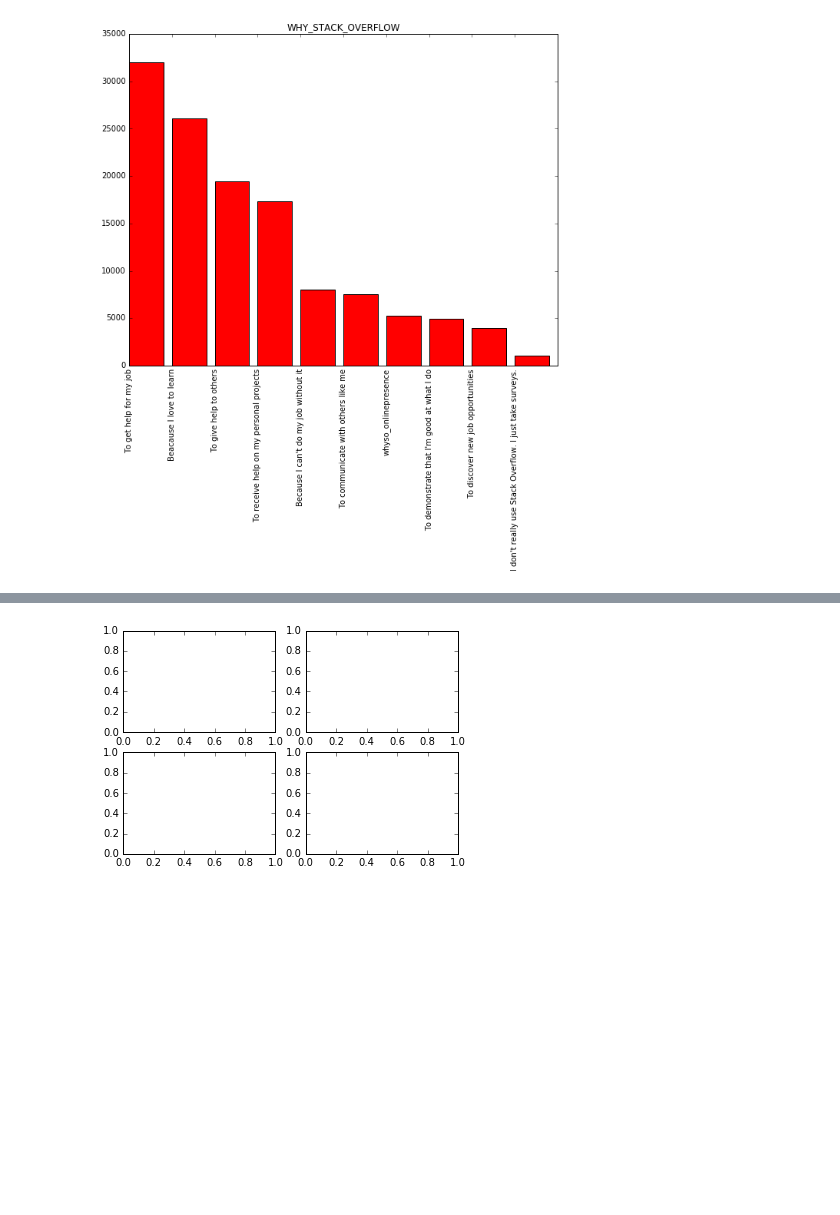
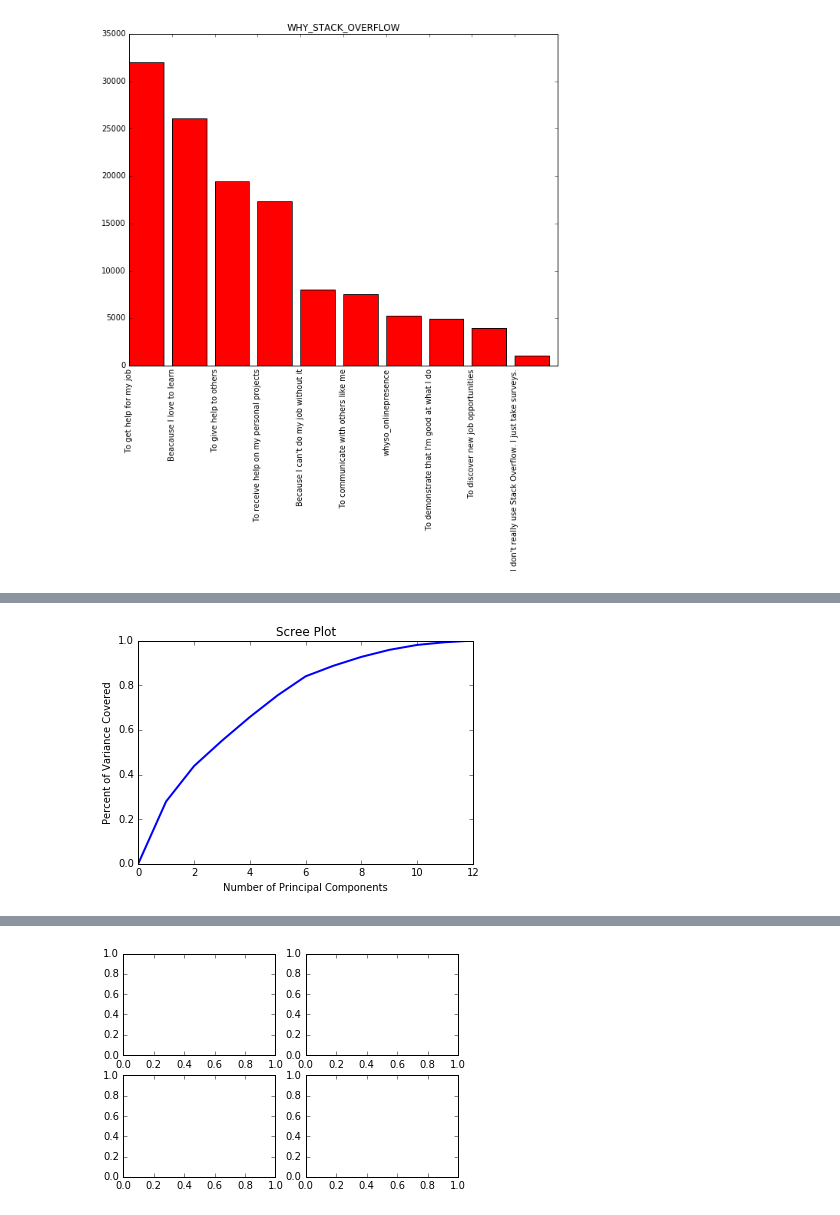
Before and after one commit to jonmhong/Stack_Overflow_Data, a Jupyter notebook: stack_overflow.ipynb, the cells around one changed output, grey strips where cells are left out. Cells and saved outputs as stored; diff of their text form; code cells hidden in the pictures; blank space fills up the shorter version.

```diff
--- a/stack_overflow.ipynb
+++ b/stack_overflow.ipynb
@@ -217,0 +519,26 @@ SVC(C=1.0, cache_size=200, class_weight=None, coef0=0.0,
+# %%
+# for the feature columns, let's use PCA to reduce the dimensions down
+
+def feature_components_evr(feature_columns):
+    pca = PCA(n_components=min(*feature_columns.shape))
+    pca.fit(feature_columns)
+
+    return pca.components_, pca.explained_variance_ratio_
+
+
+def scree_plot(evr):
+    """Used to determine the number of components to use for PCA"""
+    evr = np.concatenate([[0], evr])
+    cum_evr = np.cumsum(evr)
+
+    pl.figure()
+    pl.title("Scree Plot")
+    pl.plot(cum_evr, lw=2, label="Cumulative Explained Variance Ratio")
+    pl.xlabel("Number of Principal Components")
+    pl.ylabel("Percent of Variance Covered")
+    pl.show()
+
+
+scree_plot(feature_components_evr(edu_df)[1])
+# %% [output]
+[figure, added]
```
Also changed, not shown: parts of 42 cells of this notebook.
